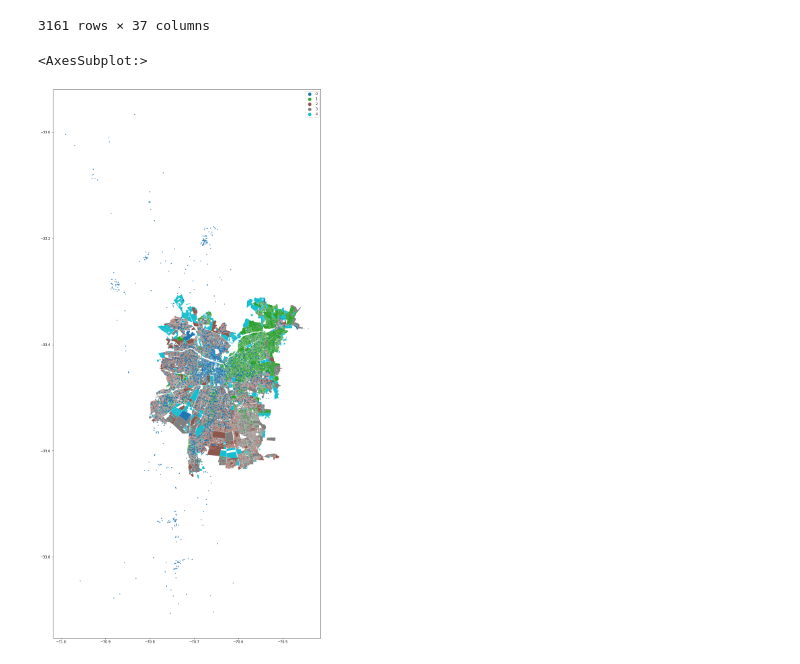
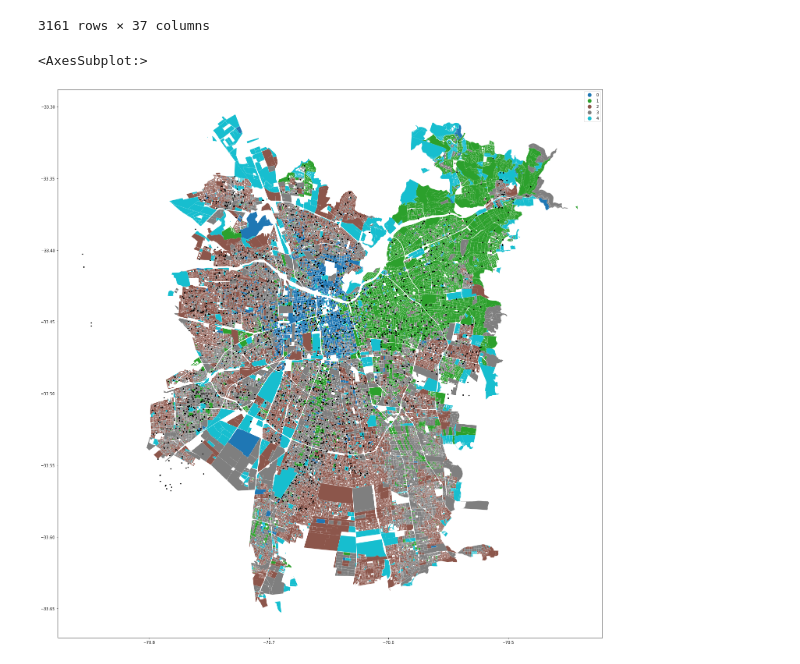
Before and after one commit to dvictorerol/proyecto-data-science, a Jupyter notebook: Nem, promedios/Cluster RM, Santiago/Conjunto colegios con cluster .ipynb, the cells around one changed output. Drawn from its saved outputs; the diff is of its cells as text; code cells hidden in the pictures.

```diff
--- a/Nem, promedios/Cluster RM, Santiago/Conjunto colegios con cluster .ipynb
+++ b/Nem, promedios/Cluster RM, Santiago/Conjunto colegios con cluster .ipynb
@@ -209,11 +209,14 @@ colegios["LATITUD"] = colegios["LATITUD"].str.replace(",",".").astype(np.float64
 colegios = colegios[colegios["LONGITUD"] <= -50]
 # %%
 localizaciones = gpd.GeoDataFrame(colegios, geometry= gpd.points_from_xy(colegios["LONGITUD"], colegios["LATITUD"]), crs = 4326)
+# %%
+codigos = [13101, 13102, 13103, 13104, 13105, 13106, 13107, 13108, 13109, 13110, 13111, 13112, 13113, 13114, 13115, 13116, 13117, 13118, 13119, 13120, 13121, 13122, 13123, 13124, 13125, 13126, 13127, 13128, 13129, 13130, 13131, 13132]
+localizaciones = localizaciones[localizaciones["COD_COM_RBD"].isin(codigos) == True]
 # %%
 data = data.to_crs(4326)
 # %%
 plot_mapa = data.plot(figsize=(25,30),column = "kcls_labels", categorical = True, legend = True)
-localizaciones.plot(ax = plot_mapa, markersize=3)
+localizaciones.plot(ax = plot_mapa, markersize=5, color="black")
 # %% [output]
 <AxesSubplot:>
-[figure, old version]
+[figure, new version]
```
